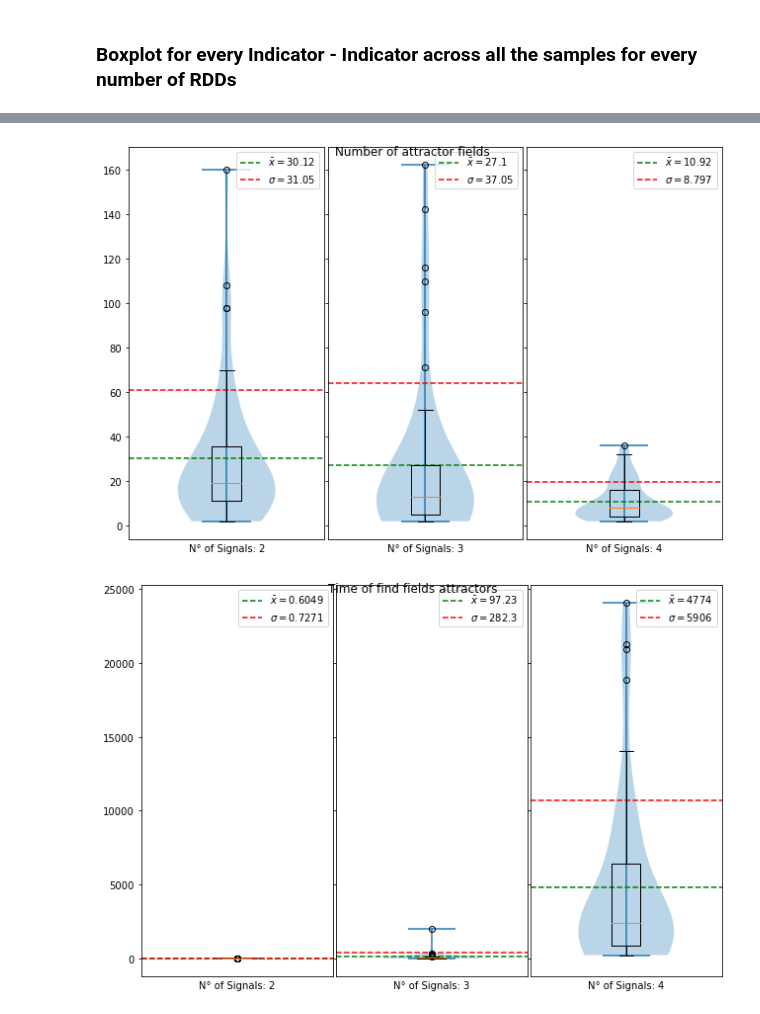
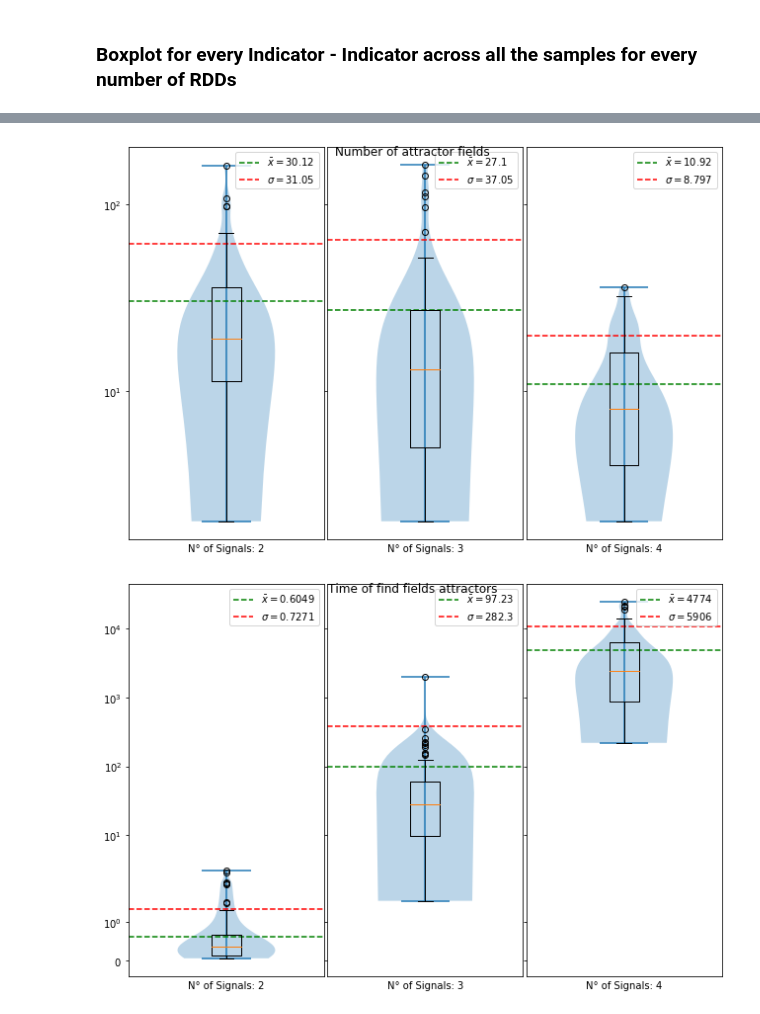
Before and after one commit to crptcusco/SynEstCBN, a Jupyter notebook: experiments/bibe2022/exp3_global_relations_growth_analysis.ipynb, the cells around one changed output, grey strips where cells are left out. Drawn from its saved outputs; the diff is of its cells as text; code cells hidden in the pictures.

```diff
--- a/experiments/bibe2022/exp3_global_relations_growth_analysis.ipynb
+++ b/experiments/bibe2022/exp3_global_relations_growth_analysis.ipynb
@@ -132,8 +132,8 @@ for key in df.keys()[5:]:
         #std_min = ax.axhline(y=data.mean()-data.std(), xmin=0.0, xmax=1.0, color='r',ls='--')
         std_max = ax.axhline(y=data.mean()+data.std(), xmin=0.0, xmax=1.0, color='r',ls='--',label=fr'$\sigma={data.std():.4g}$')
         ax.legend()
-        #if log_scale[key]:
-        #ax.set_yscale('symlog')
+        if log_scale[key]:
+            ax.set_yscale('symlog')
         ax.boxplot(data)
         ax.violinplot(data)
         ax.set_xlabel(f'N° of Signals: {n_rdd}')
@@ -149,2 +149,2 @@ for key in df.keys()[5:]:
-[figure, old version]
+[figure, new version]
-[figure, old version]
+[figure, new version]
```
Also changed, not shown: parts of 1 cell of this notebook, 2 other files.
